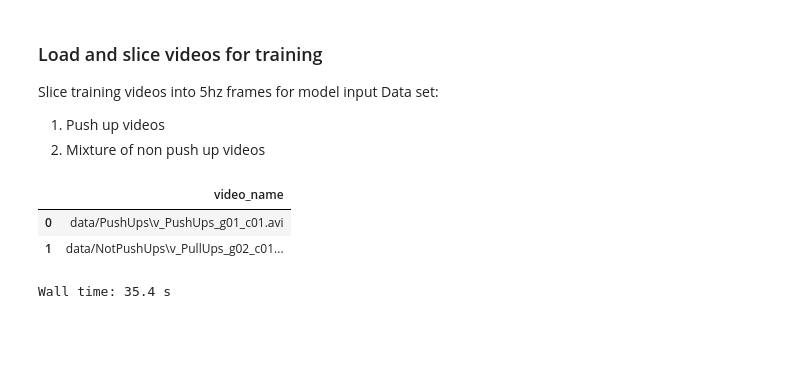
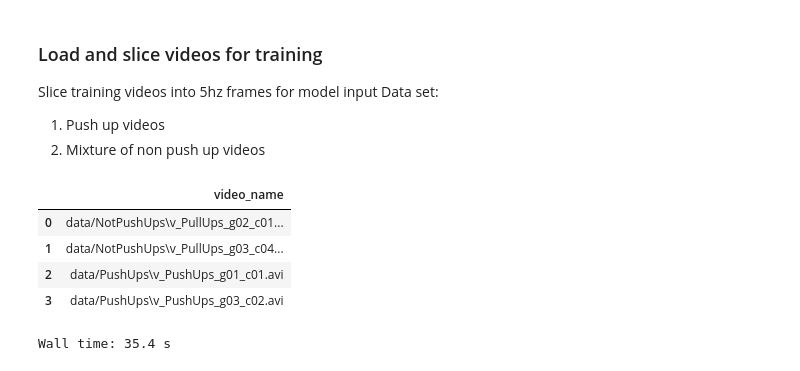
Before and after one commit to raymondng76/ISS-VSE-2019-09-23-IS1FT-CA2-Part2, a Jupyter notebook: CA2_Part2.ipynb, the cells around one changed output. Cells and saved outputs as stored; diff of their text form; code cells hidden in the pictures; blank space fills up the shorter version.

```diff
--- a/CA2_Part2.ipynb
+++ b/CA2_Part2.ipynb
@@ -51,6 +51,7 @@ modelInHeight = 368
 TEST_SIZE = 0.2
 BATCH_SIZE = 2
 EPOCH = 200
+labels = ['NotPushUps', 'PushUps']
 # %% [markdown]
 ### Load and slice videos for training
 Slice training videos into 5hz frames for model input
@@ -59,17 +60,18 @@ Data set:
 2. Mixture of non push up videos
 # %%
 # Get filenames and labels for data
-labels = ['PushUps', 'NotPushUps']
 data_path = 'data/'
 files = pd.DataFrame()
 filenames = []
 for lbl in labels:
     filename = np.array(glob(os.path.join(data_path, lbl) + '/*.avi'))
     filenames.append(filename)
 
 files['video_name'] = [item for sublist in filenames for item in sublist]
 files.head()
 # %% [output]
 |  | video_name |
-| 0 | data/PushUps\v_PushUps_g01_c01.avi |
-| 1 | data/NotPushUps\v_PullUps_g02_c01... |
+| 0 | data/NotPushUps\v_PullUps_g02_c01... |
+| 1 | data/NotPushUps\v_PullUps_g03_c04... |
+| 2 | data/PushUps\v_PushUps_g01_c01.avi |
+| 3 | data/PushUps\v_PushUps_g03_c02.avi |
```
Also changed, not shown: parts of 18 cells of this notebook.
